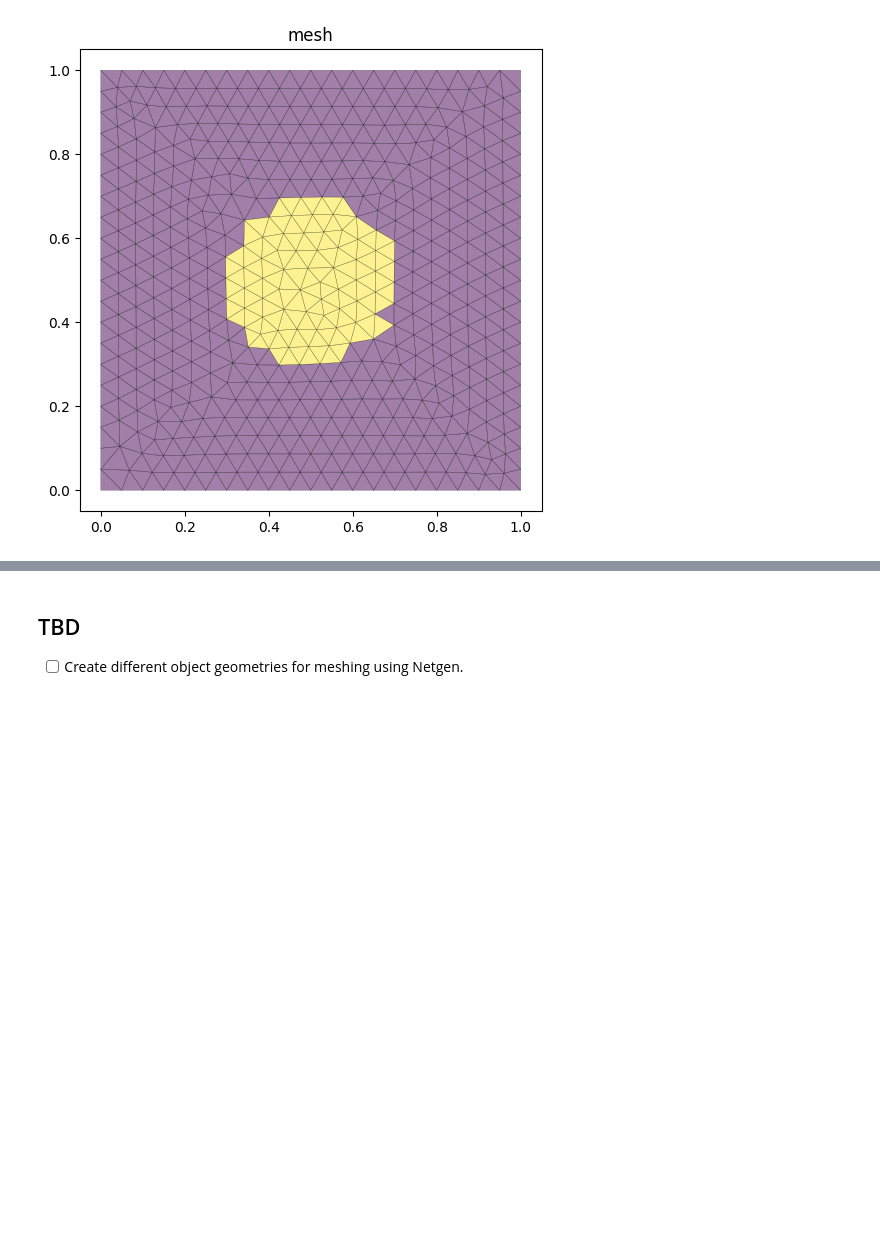
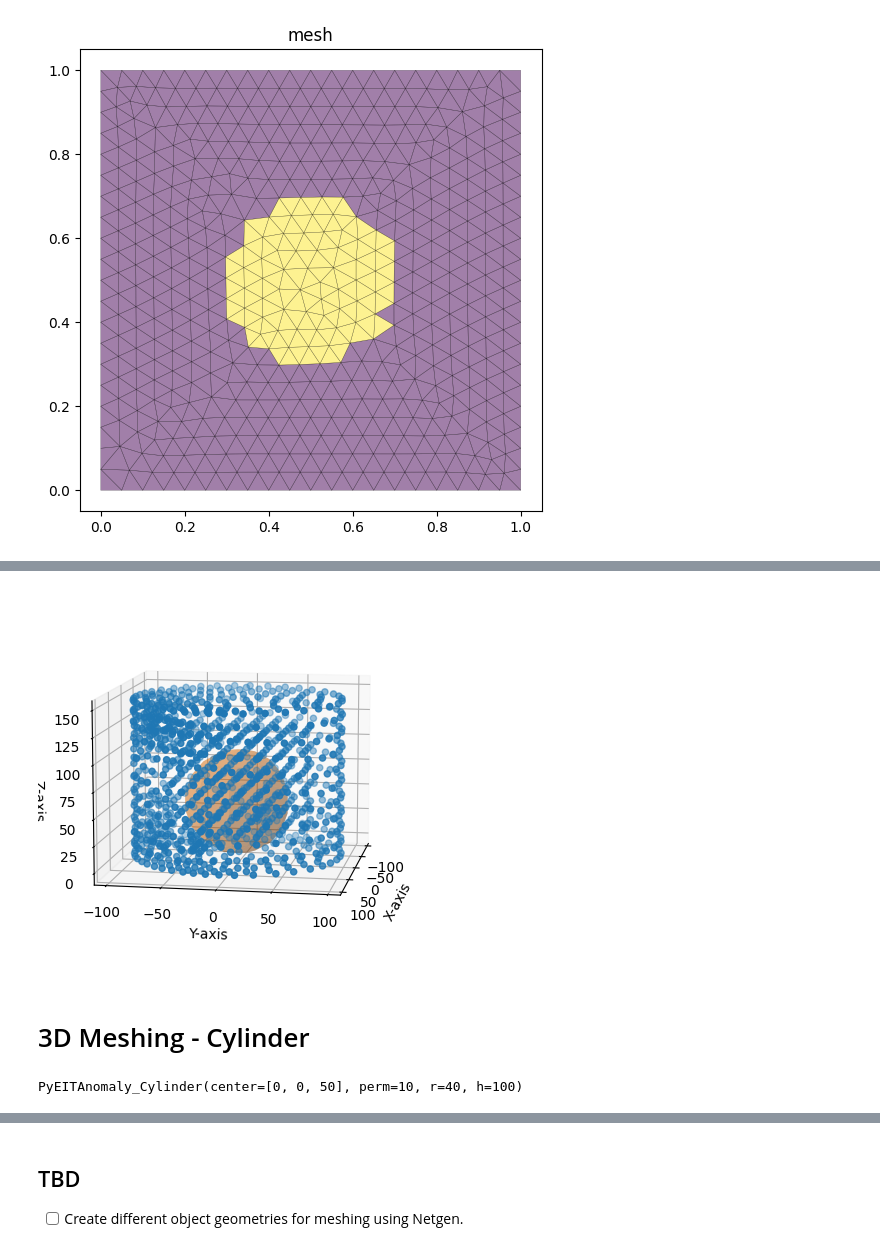
Before and after one commit to EITLabworks/FEitM, a Jupyter notebook: src/meshing.ipynb, the cells around one changed output, grey strips where cells are left out. Cells and saved outputs as stored; diff of their text form; code cells hidden in the pictures; blank space fills up the shorter version.

```diff
--- a/src/meshing.ipynb
+++ b/src/meshing.ipynb
@@ -198,0 +253,7 @@ plot_nodes_3d(mesh)
+# %%
+mesh = set_perm_ball_3D(mesh, anomaly)
+plot_3d_anomaly_Ball(mesh, anomaly)
+# %% [output]
+[figure, added]
+# %% [markdown]
+# 3D Meshing - Cylinder
@@ -198,0 +263,5 @@ plot_nodes_3d(mesh)
+# %%
+anomaly = PyEITAnomaly_Cylinder(center=[0, 0, 50], perm=10, r=40, h=100)
+anomaly
+# %% [output]
+PyEITAnomaly_Cylinder(center=[0, 0, 50], perm=10, r=40, h=100)
```
Also changed, not shown: parts of 22 cells of this notebook, 2 other files.
